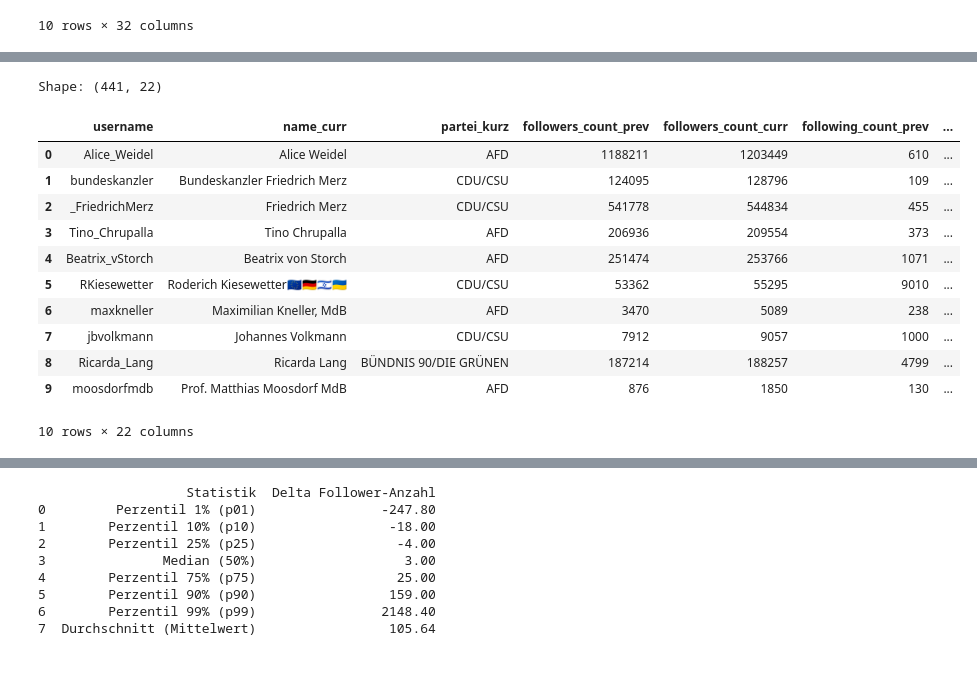
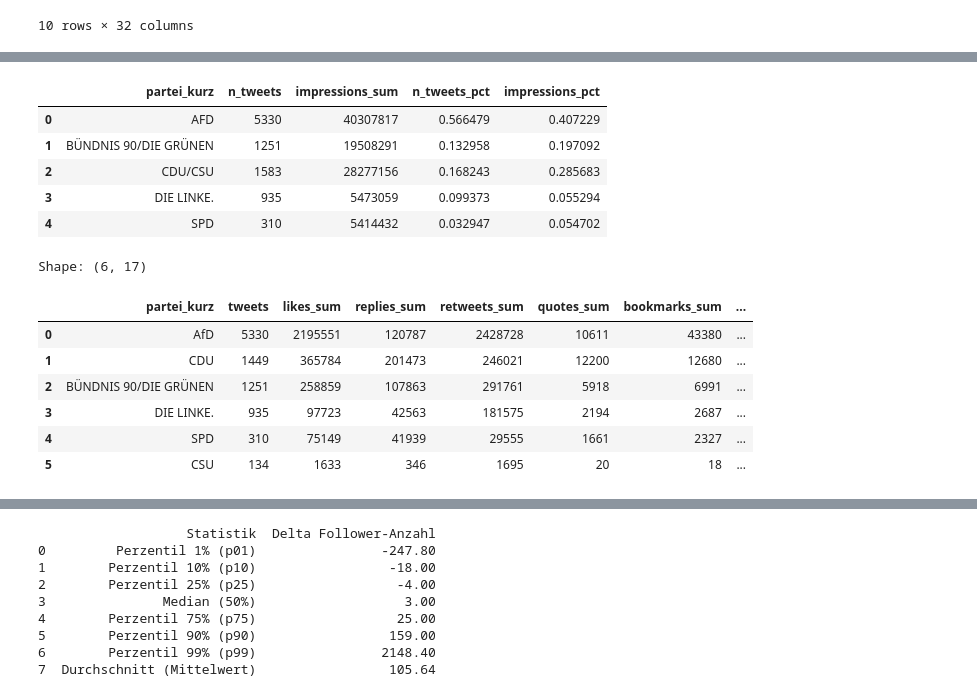
Before and after one commit to ffikowski/xminer, a Jupyter notebook: notebooks/posts_aggregated.ipynb, the cells around one changed output, grey strips where cells are left out. Cells and saved outputs as stored; diff of their text form; code cells hidden in the pictures; blank space fills up the shorter version.

```diff
--- a/notebooks/posts_aggregated.ipynb
+++ b/notebooks/posts_aggregated.ipynb
@@ -53,3 +53,31 @@ Shape: (632, 32)
 | 8 | 9 | 11003034 | 31.03.1958 | Stralsund | Deutschland | NaN | männlich | geschieden, 2 Kinder | ... |
 | 9 | 10 | 11003132 | 03.05.1966 | Friedrichroda | Deutschland | NaN | weiblich | verpartnert, 2 Kinder | ... |
 10 rows × 32 columns
+# %%
+base_path = Path(f'C:/Users/felix/Documents/xminer/outputs/{year}{month}/tweets/tweets_individual_month_{year}{month}.csv')
+assert base_path.exists(), f'File not found: {base_path}'
+
+df_politicians = pd.read_csv(base_path, low_memory=False)
+
+# Parse datetime columns if present
+for col in ['created_at', 'retrieved_at']:
+    if col in df_politicians.columns:
+        df_politicians[col] = pd.to_datetime(df_politicians[col], utc=True, errors='coerce')
+
+print("Shape:", df_politicians.shape)
+
+UNION_MAP = {"CDU": "CDU/CSU", "CSU": "CDU/CSU"}
+
+def normalize_party(df: pd.DataFrame) -> pd.DataFrame:
+    if "partei_kurz" in df.columns:
+        df["partei_kurz"] = (
+            df["partei_kurz"]
+            .astype(str)
+            .str.strip()
+            .str.upper()
+            .replace(UNION_MAP)
+        )
+    return df
+
+df_politicians = normalize_party(df_politicians)
+df_politicians.partei_kurz.value_counts()
@@ -56,27 +104,31 @@ Shape: (632, 32)
+# %%
+df_summary
+# %% [output]
+|  | partei_kurz | n_tweets | impressions_sum | n_tweets_pct | impressions_pct |
+| 0 | AFD | 5330 | 40307817 | 0.566479 | 0.407229 |
+| 1 | BÜNDNIS 90/DIE GRÜNEN | 1251 | 19508291 | 0.132958 | 0.197092 |
+| 2 | CDU/CSU | 1583 | 28277156 | 0.168243 | 0.285683 |
+| 3 | DIE LINKE. | 935 | 5473059 | 0.099373 | 0.055294 |
+| 4 | SPD | 310 | 5414432 | 0.032947 | 0.054702 |
 # %%
-base_path = Path(f'C:/Users/felix/Documents/xminer/outputs/{year}{month}/profiles/individual_deltas_{year}{month}.csv')
+base_path = Path(f'C:/Users/felix/Documents/xminer/outputs/{year}{month}/tweets/tweets_party_month_{year}{month}.csv')
 assert base_path.exists(), f'File not found: {base_path}'
 
-df_profiles = pd.read_csv(base_path, low_memory=False)
+df_party = pd.read_csv(base_path, low_memory=False)
 
 # Parse datetime columns if present
 for col in ['created_at', 'retrieved_at']:
-    if col in df_profiles.columns:
-        df_profiles[col] = pd.to_datetime(df_profiles[col], utc=True, errors='coerce')
+    if col in df_party.columns:
+        df_party[col] = pd.to_datetime(df_party[col], utc=True, errors='coerce')
 
-print("Shape:", df_profiles.shape)
-df_profiles.head(10)
+print("Shape:", df_party.shape)
+df_party.head(10)
 # %% [output]
-Shape: (441, 22)
+Shape: (6, 17)
-|  | username | name_curr | partei_kurz | followers_count_prev | followers_count_curr | following_count_prev | ... |
-| 0 | Alice_Weidel | Alice Weidel | AFD | 1188211 | 1203449 | 610 | ... |
-| 1 | bundeskanzler | Bundeskanzler Friedrich Merz | CDU/CSU | 124095 | 128796 | 109 | ... |
-| 2 | _FriedrichMerz | Friedrich Merz | CDU/CSU | 541778 | 544834 | 455 | ... |
-| 3 | Tino_Chrupalla | Tino Chrupalla | AFD | 206936 | 209554 | 373 | ... |
-| 4 | Beatrix_vStorch | Beatrix von Storch | AFD | 251474 | 253766 | 1071 | ... |
-| 5 | RKiesewetter | Roderich Kiesewetter🇪🇺🇩🇪🇮🇱🇺🇦 | CDU/CSU | 53362 | 55295 | 9010 | ... |
-| 6 | maxkneller | Maximilian Kneller, MdB | AFD | 3470 | 5089 | 238 | ... |
-| 7 | jbvolkmann | Johannes Volkmann | CDU/CSU | 7912 | 9057 | 1000 | ... |
-| 8 | Ricarda_Lang | Ricarda Lang | BÜNDNIS 90/DIE GRÜNEN | 187214 | 188257 | 4799 | ... |
-| 9 | moosdorfmdb | Prof. Matthias Moosdorf MdB | AFD | 876 | 1850 | 130 | ... |
+|  | partei_kurz | tweets | likes_sum | replies_sum | retweets_sum | quotes_sum | bookmarks_sum | ... |
+| 0 | AfD | 5330 | 2195551 | 120787 | 2428728 | 10611 | 43380 | ... |
+| 1 | CDU | 1449 | 365784 | 201473 | 246021 | 12200 | 12680 | ... |
+| 2 | BÜNDNIS 90/DIE GRÜNEN | 1251 | 258859 | 107863 | 291761 | 5918 | 6991 | ... |
+| 3 | DIE LINKE. | 935 | 97723 | 42563 | 181575 | 2194 | 2687 | ... |
+| 4 | SPD | 310 | 75149 | 41939 | 29555 | 1661 | 2327 | ... |
+| 5 | CSU | 134 | 1633 | 346 | 1695 | 20 | 18 | ... |
-10 rows × 22 columns
```
Also changed, not shown: parts of 7 cells of this notebook, 2 other files.
